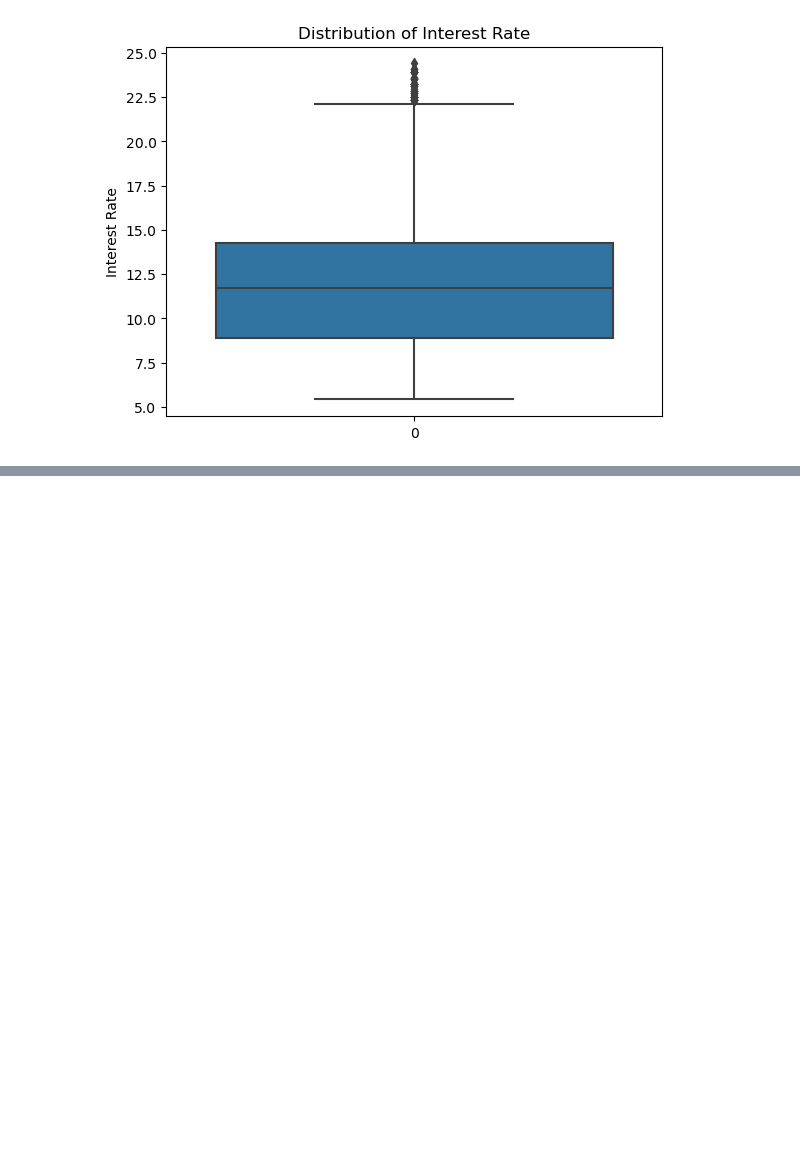
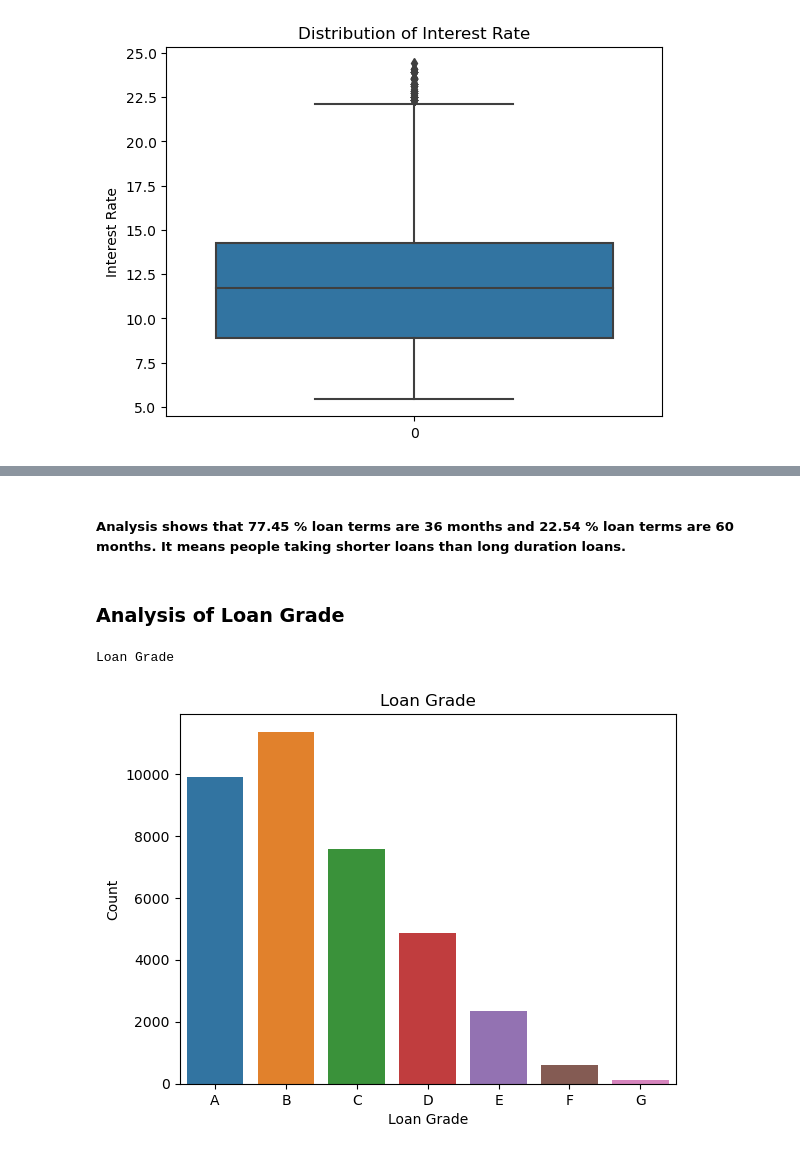
Before and after one commit to RavishankarDuMCA10/LendingClubCaseStudy, a Jupyter notebook: Lending_Club_Default_Analysis.ipynb, the cells around one changed output, grey strips where cells are left out. Saved outputs shown, nothing was run; the diff lists cells and outputs as text; code cells hidden in the pictures; blank space fills up the shorter version.

```diff
--- a/Lending_Club_Default_Analysis.ipynb
+++ b/Lending_Club_Default_Analysis.ipynb
@@ -742,0 +759,14 @@ Charged Off Loans: 14.09914567121946
+# %% [markdown]
+##### Analysis shows that 77.45 % loan terms are 36 months and 22.54 % loan terms are 60 months. It means people taking shorter loans than long duration loans.
+# %% [markdown]
+### Analysis of Loan Grade
+# %%
+# Loan Grade
+ls = sns.countplot(x = 'grade', data = loan)
+ls.set_title('Loan Grade')
+ls.set_xlabel('Loan Grade')
+ls.set_ylabel('Count')
+plt.show()
+# %% [output]
+Loan Grade
+[figure, added]
```
Also changed, not shown: parts of 61 cells of this notebook.
